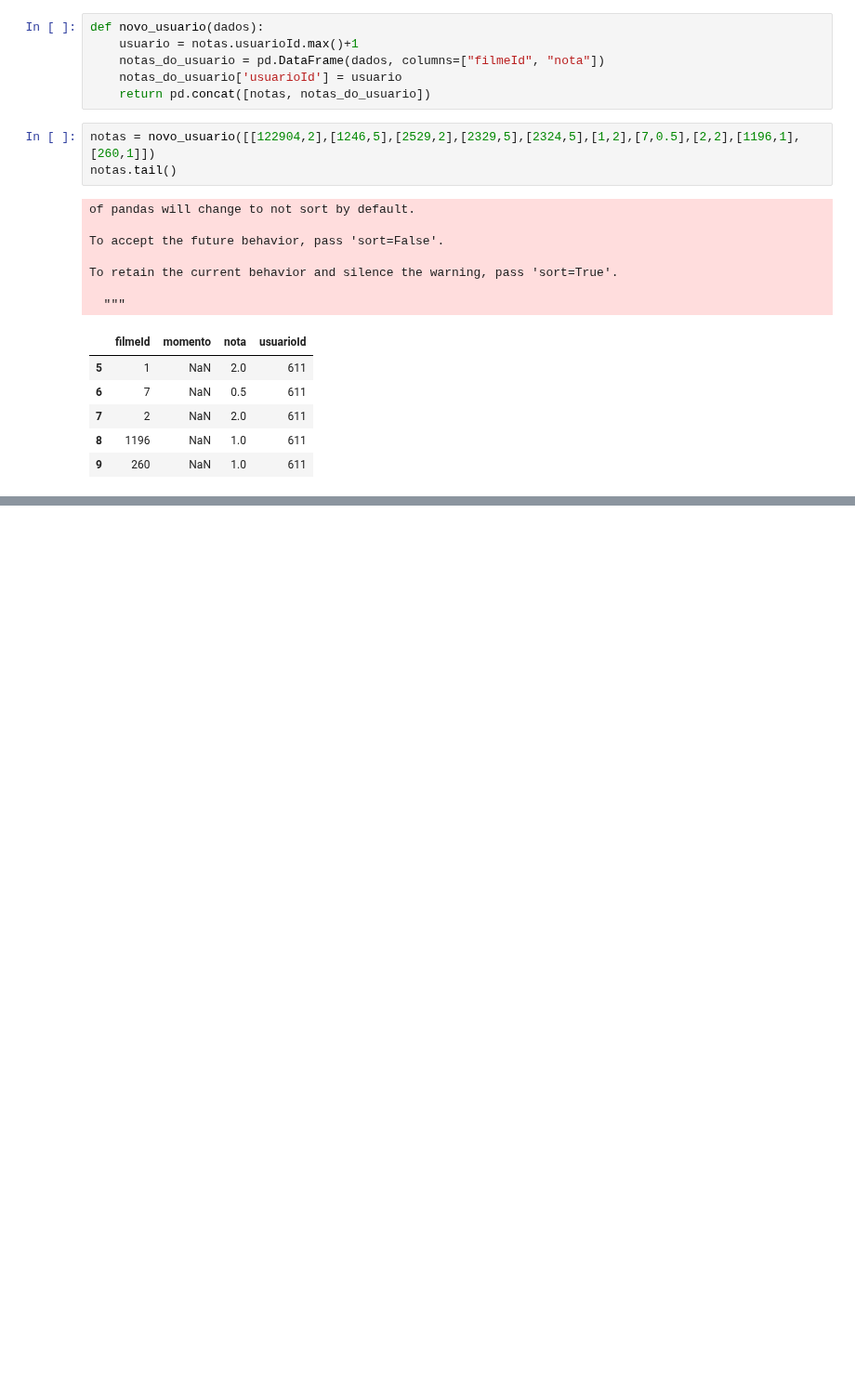
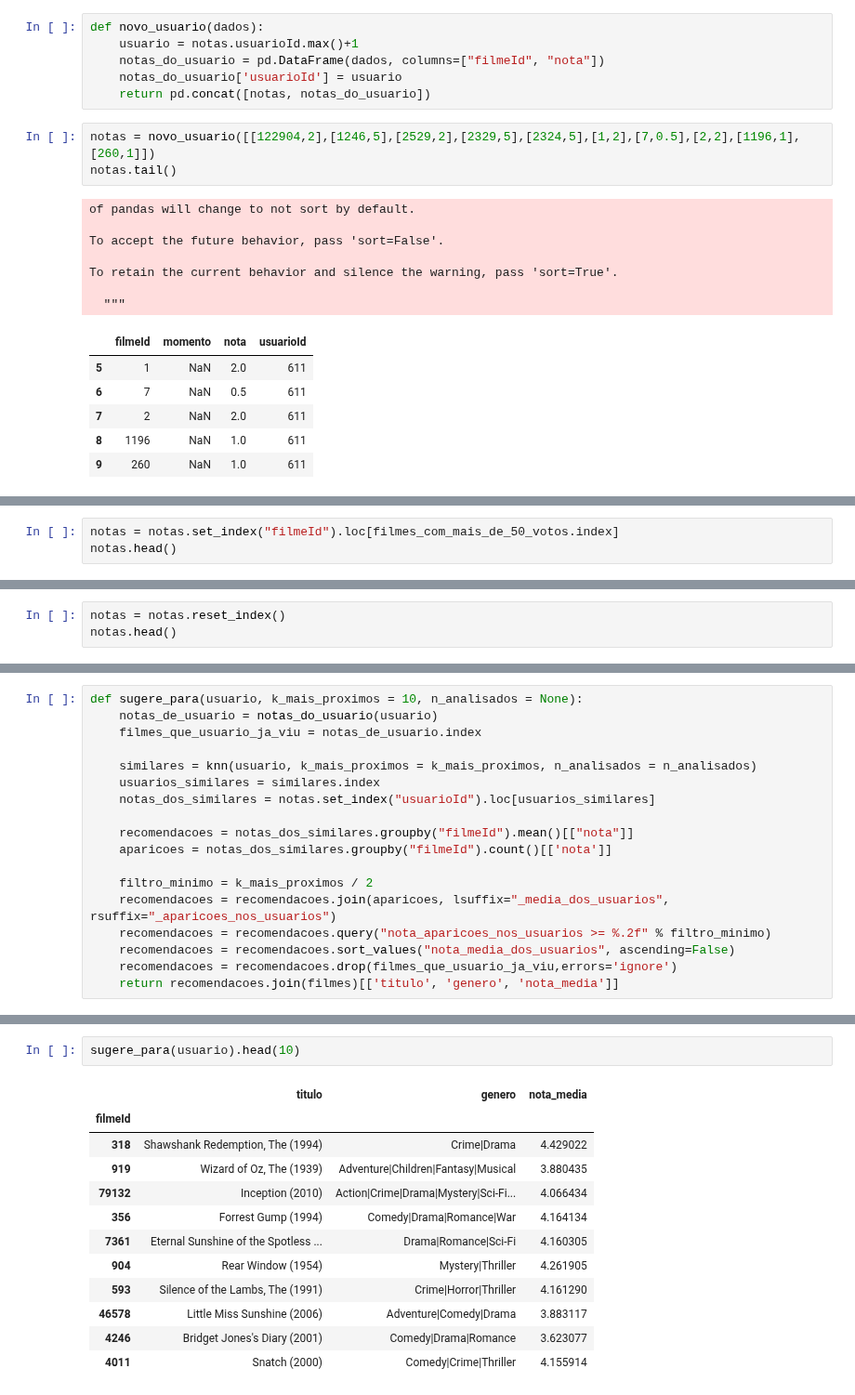
Before and after one commit to lsandrade/alura-ml, a Jupyter notebook: Recomendação filmes 2.ipynb, the cells around one changed output, grey strips where cells are left out. Shown at 93% size. Cells and saved outputs as stored; diff of their text form; blank space fills up the shorter version.

Commit message:
Usando filmes mais populares para sugestao

```diff
--- a/Recomendação filmes 2.ipynb
+++ b/Recomendação filmes 2.ipynb
@@ -488,0 +491,3 @@ sugere_para(usuario, 10).head()
+# %%
+notas = notas.set_index("filmeId").loc[filmes_com_mais_de_50_votos.index]
+notas.head()
@@ -488,0 +502,3 @@ sugere_para(usuario, 10).head()
+# %%
+notas = notas.reset_index()
+notas.head()
@@ -488,0 +522,18 @@ sugere_para(usuario, 10).head()
+# %%
+def sugere_para(usuario, k_mais_proximos = 10, n_analisados = None):
+    notas_de_usuario = notas_do_usuario(usuario)
+    filmes_que_usuario_ja_viu = notas_de_usuario.index
+
+    similares = knn(usuario, k_mais_proximos = k_mais_proximos, n_analisados = n_analisados)
+    usuarios_similares = similares.index
+    notas_dos_similares = notas.set_index("usuarioId").loc[usuarios_similares]
+
+    recomendacoes = notas_dos_similares.groupby("filmeId").mean()[["nota"]]
+    aparicoes = notas_dos_similares.groupby("filmeId").count()[['nota']]
+
+    filtro_minimo = k_mais_proximos / 2
+    recomendacoes = recomendacoes.join(aparicoes, lsuffix="_media_dos_usuarios", rsuffix="_aparicoes_nos_usuarios")
+    recomendacoes = recomendacoes.query("nota_aparicoes_nos_usuarios >= %.2f" % filtro_minimo)
+    recomendacoes = recomendacoes.sort_values("nota_media_dos_usuarios", ascending=False)
+    recomendacoes = recomendacoes.drop(filmes_que_usuario_ja_viu,errors='ignore')
+    return recomendacoes.join(filmes)[['titulo', 'genero', 'nota_media']]
@@ -488,0 +552,15 @@ sugere_para(usuario, 10).head()
+# %%
+sugere_para(usuario).head(10)
+# %% [output]
+|  | titulo | genero | nota_media |
+| filmeId |  |  |  |
+| 318 | Shawshank Redemption, The (1994) | Crime|Drama | 4.429022 |
+| 919 | Wizard of Oz, The (1939) | Adventure|Children|Fantasy|Musical | 3.880435 |
+| 79132 | Inception (2010) | Action|Crime|Drama|Mystery|Sci-Fi... | 4.066434 |
+| 356 | Forrest Gump (1994) | Comedy|Drama|Romance|War | 4.164134 |
+| 7361 | Eternal Sunshine of the Spotless ... | Drama|Romance|Sci-Fi | 4.160305 |
+| 904 | Rear Window (1954) | Mystery|Thriller | 4.261905 |
+| 593 | Silence of the Lambs, The (1991) | Crime|Horror|Thriller | 4.161290 |
+| 46578 | Little Miss Sunshine (2006) | Adventure|Comedy|Drama | 3.883117 |
+| 4246 | Bridget Jones's Diary (2001) | Comedy|Drama|Romance | 3.623077 |
+| 4011 | Snatch (2000) | Comedy|Crime|Thriller | 4.155914 |
```
Also changed, not shown: parts of 8 cells of this notebook.
